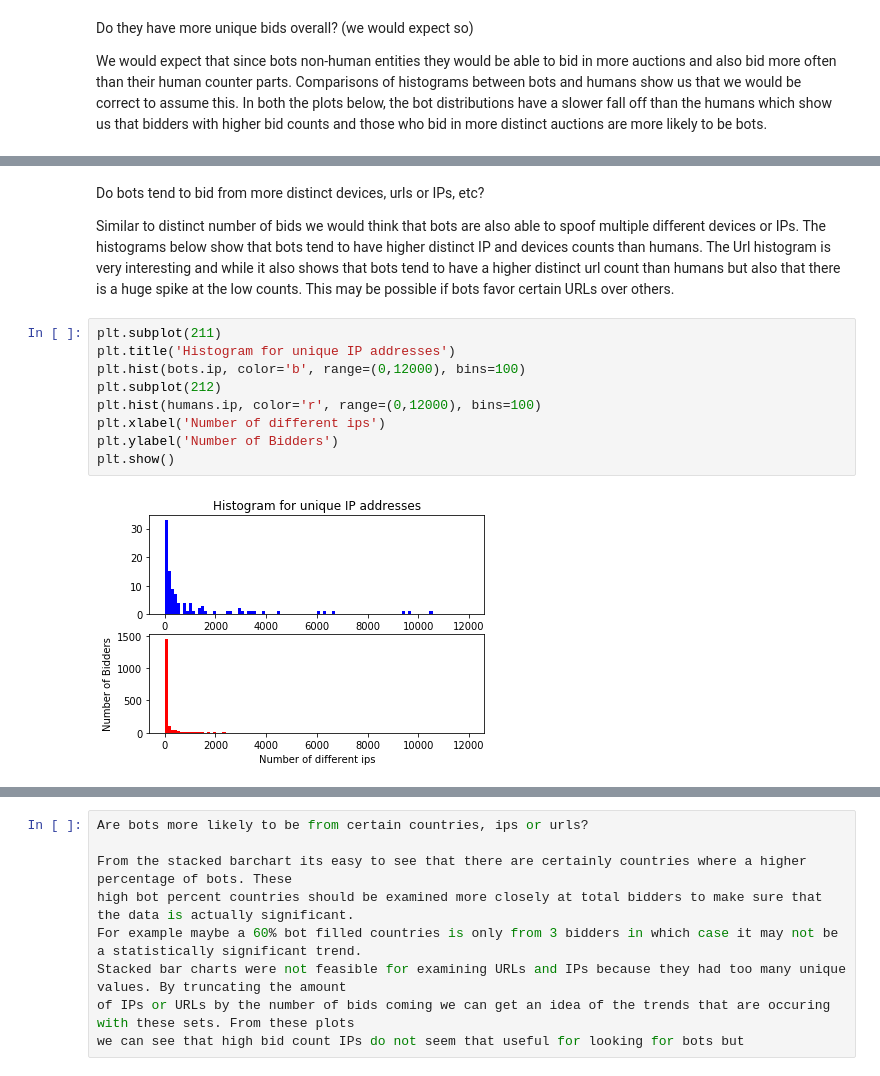
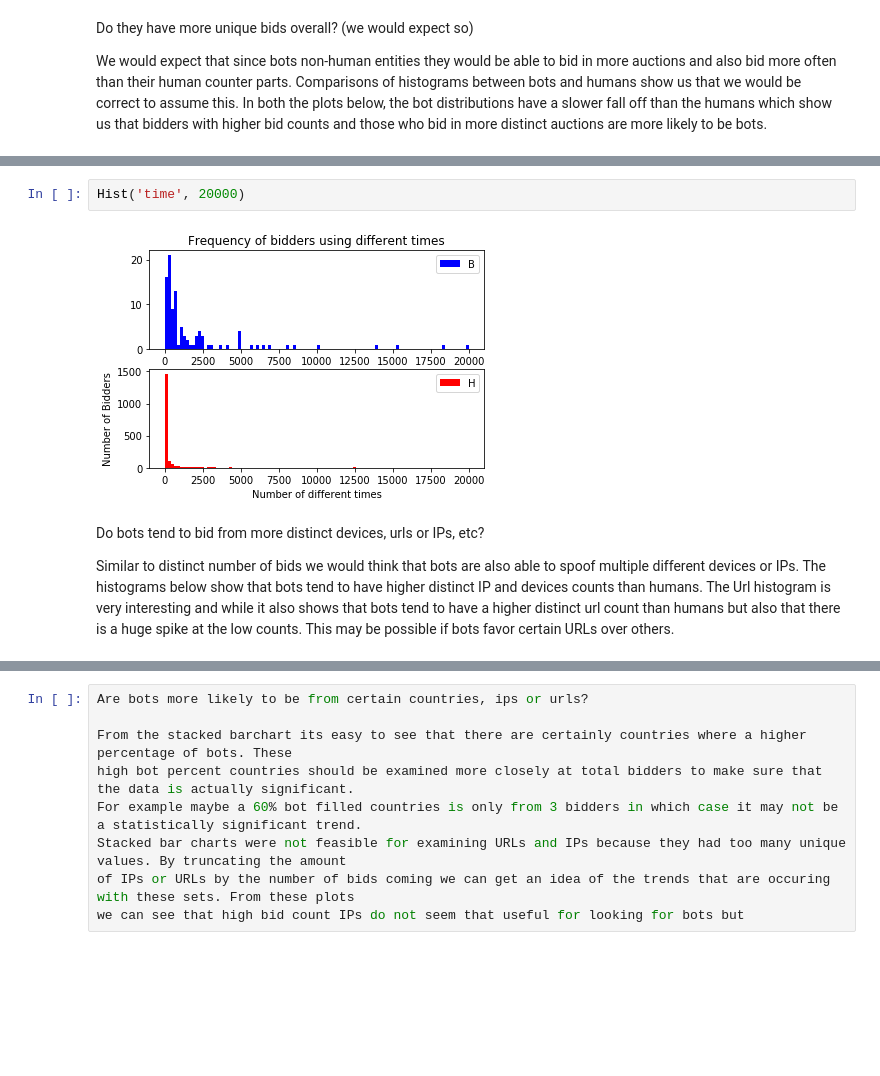
Before and after one commit to cvgardner/Springboard, a Jupyter notebook: Datastory Telling Project.ipynb, the cells around one changed output, grey strips where cells are left out. Saved outputs shown, nothing was run; the diff lists cells and outputs as text; blank space fills up the shorter version.

```diff
--- a/Datastory Telling Project.ipynb
+++ b/Datastory Telling Project.ipynb
@@ -109,3 +108,7 @@ plt.show()
+# %%
+Hist('time', 20000)
+# %% [output]
+[figure, added]
 # %% [markdown]
 Do bots tend to bid from more distinct devices, urls or IPs, etc?
 
@@ -113,14 +116,3 @@ Do bots tend to bid from more distinct devices, urls or IPs, etc?
 The histograms below show that bots tend to have higher distinct IP and devices counts than humans. The Url histogram is
 very interesting and while it also shows that bots tend to have a higher distinct url count than humans but also that there is
 a huge spike at the low counts. This may be possible if bots favor certain URLs over others.
-# %%
-plt.subplot(211)
-plt.title('Histogram for unique IP addresses')
-plt.hist(bots.ip, color='b', range=(0,12000), bins=100)
-plt.subplot(212)
-plt.hist(humans.ip, color='r', range=(0,12000), bins=100)
-plt.xlabel('Number of different ips')
-plt.ylabel('Number of Bidders')
-plt.show()
-# %% [output]
-[figure, removed]
```
Also changed, not shown: parts of 16 cells of this notebook, 2 other files.
